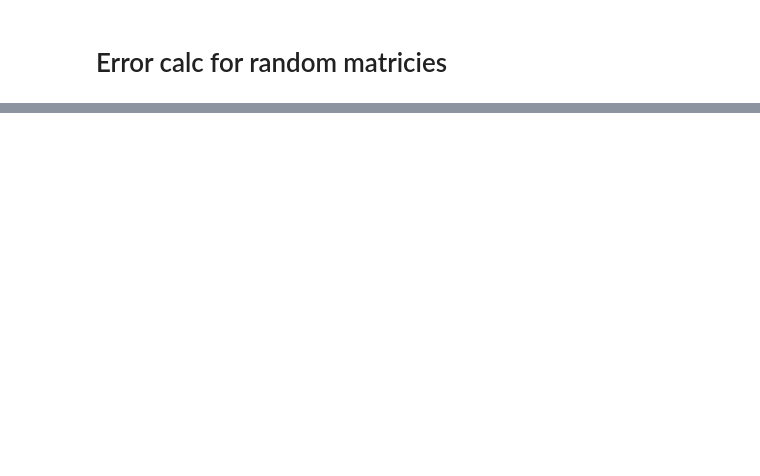
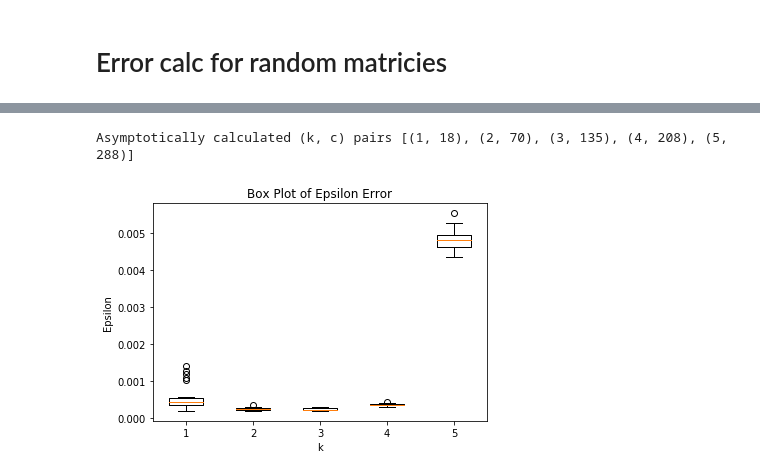
Before and after one commit to bkmi/RandLowRank, a Jupyter notebook: RandLowRank.ipynb, the cells around one changed output, grey strips where cells are left out. Saved outputs shown, nothing was run; the diff lists cells and outputs as text; code cells hidden in the pictures; blank space fills up the shorter version.

```diff
--- a/RandLowRank.ipynb
+++ b/RandLowRank.ipynb
@@ -160,5 +183,16 @@ utk.shape
-# %%
-utk = u_tilde_k(asym_cs[0], ks[0], A)
+# %%
+samples = 25
+utkss = []
+for c, k in zip(asym_cs, ks):
+    utks = []
+    for _ in range(samples):
+        utks.append(u_tilde_k(c, k, A))
+    utkss.append(utks)
 # %%
-error = np.linalg.norm(A - np.linalg.multi_dot((utk, utk.T, A)))
-error
+random_errorss = []
+for utks in utkss:
+    random_errors = []
+    for utk in utks:
+        random_errors.append(np.linalg.norm(A - np.linalg.multi_dot((utk, utk.T, A))))
+    random_errorss.append(random_errors)
+random_errorss = np.asarray(random_errorss)
@@ -191,0 +199,13 @@ ADHS.shape
+# %%
+epsilon_error = random_errorss/errors[:, None] - 1
+# %%
+fig, ax = plt.subplots()
+ax.set_title('Box Plot of Epsilon Error')
+ax.set_ylabel('Epsilon')
+ax.set_xlabel("k")
+ax.set_xticklabels(ks)
+ax.boxplot(epsilon_error.T);
+print(f"Asymptotically calculated (k, c) pairs {list(zip(ks, asym_cs))}")
+# %% [output]
+Asymptotically calculated (k, c) pairs [(1, 18), (2, 70), (3, 135), (4, 208), (5, 288)]
+[figure, added]
```
Also changed, not shown: parts of 16 cells of this notebook.
